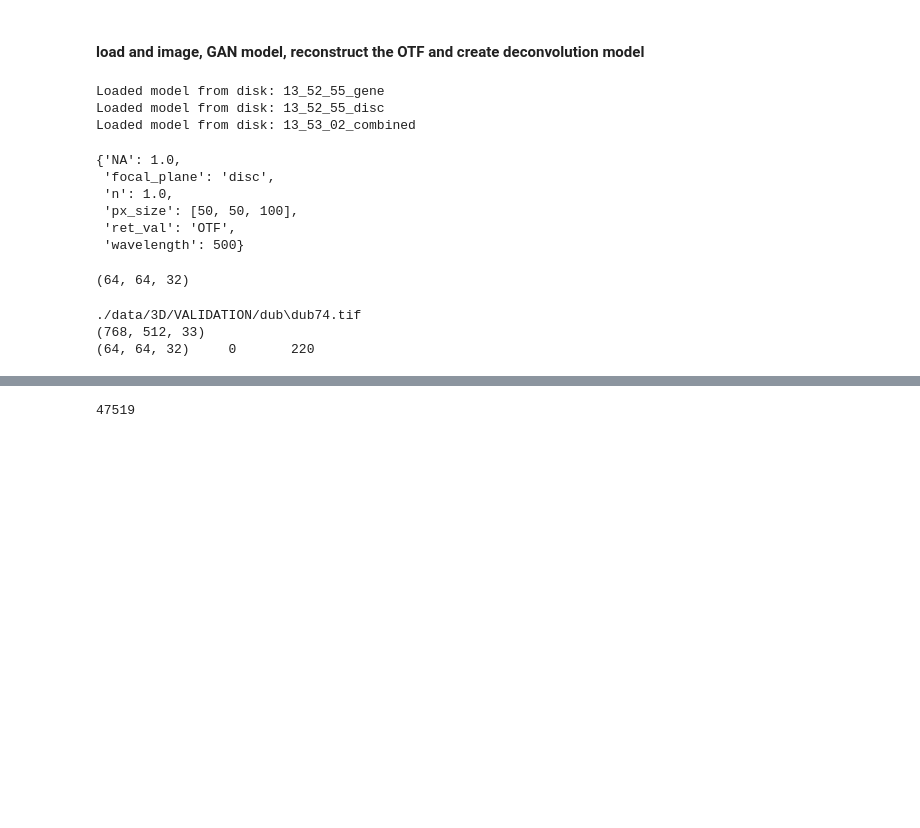
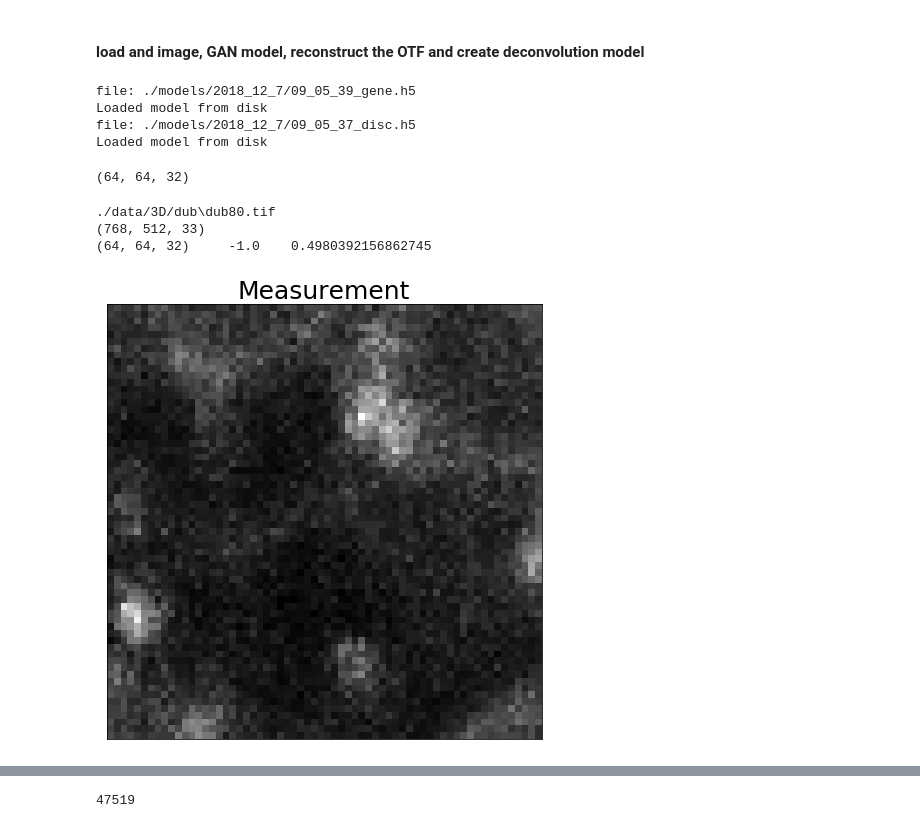
Before and after one commit to jaypem/3D-DeconvolutionGAN, a Jupyter notebook: deconvolution.ipynb, the cells around one changed output, grey strips where cells are left out. Cells and saved outputs as stored; diff of their text form; code cells hidden in the pictures; blank space fills up the shorter version.

```diff
--- a/deconvolution.ipynb
+++ b/deconvolution.ipynb
@@ -32,48 +32,46 @@ warnings.filterwarnings("ignore")
 # %% [markdown]
 #### load and image, GAN model, reconstruct the OTF and create deconvolution model
 # %%
-day = '2018_10_30'
-filename_D = '13_52_55_disc'
-filename_G = '13_52_55_gene'
-filename_C = '13_53_02_combined'
+day = '2018_12_7'
+filename_D = '09_05_37_disc'
+filename_G = '09_05_39_gene'
+# filename_C = '13_53_02_combined'
 
 generator = hp.model_loader(day, filename_G)
 discriminator = hp.model_loader(day, filename_D)
-combined = hp.model_loader(day, filename_C)
+# combined = hp.model_loader(day, filename_C)
 # %% [output]
-Loaded model from disk: 13_52_55_gene
-Loaded model from disk: 13_52_55_disc
-Loaded model from disk: 13_53_02_combined
+file: ./models/2018_12_7/09_05_39_gene.h5
+Loaded model from disk
+file: ./models/2018_12_7/09_05_37_disc.h5
+Loaded model from disk
 # %%
-with open('./models/{0}/hyperparameter_13_52_55.json'.format(day)) as json_data:
-    json_file = json.load(json_data)
-    otf_info = json_file['OTF']
-    hparam = json_file['hyper_parameter']
-    pprint.pprint(otf_info)
+# with open('./models/{0}/hyperparameter_13_52_55.json'.format(day)) as json_data:
+#     json_file = json.load(json_data)
+#     otf_info = json_file['OTF']
+#     hparam = json_file['hyper_parameter']
+#     pprint.pprint(otf_info)
 #     pprint.pprint(hyperparameter)
 
-vol_original = (hparam['RESIZE']['width'],
-                hparam['RESIZE']['height'],
-                hparam['RESIZE']['depth'])
+# vol_original = (hparam['RESIZE']['width'],
+#                 hparam['RESIZE']['height'],
+#                 hparam['RESIZE']['depth'])
+
+vol_original = (64,64,32)
 
 # CAUTION: OTF is already shifted
-otf = PSF3D(im=vol_original,
-            NA=otf_info['NA'],
-            wavelength=otf_info['wavelength'],
-            ret_val=otf_info['ret_val'])
+otf = PSF3D(im=(64,64,32))
+# otf = PSF3D(im=vol_original,
+#             NA=otf_info['NA'],
+#             wavelength=otf_info['wavelength'],
+#             ret_val=otf_info['ret_val'])
 
 otf = otf/np.max(np.abs(otf))
 otf = np.fft.fftshift(otf)
 
 otf.shape
 # %% [output]
-{'NA': 1.0,
- 'focal_plane': 'disc',
- 'n': 1.0,
- 'px_size': [50, 50, 100],
- 'ret_val': 'OTF',
- 'wavelength': 500}
+(64, 64, 32)
-(64, 64, 32)
 # %%
 # adam = optimizers.Adam(hparam['ADAM_OPTIMIZER_LEARNRATE'], 0.5)
 
@@ -83,16 +81,26 @@ otf.shape
 # %%
 # load an image
 
-v_path = np.random.choice(glob('./data/3D/VALIDATION/dub/*'), size=1)[0]
+# v_path = np.random.choice(glob('./data/3D/dub/*'), size=1)[0]
+v_path = './data/3D/dub\dub80.tif'
 print(v_path)
-vol = np.swapaxes(io.imread(v_path), 0, 2)
+vol = np.swapaxes(io.imread(v_path), 0, 2)/127.5 - 1.
 print(vol.shape)
 vol = hp.cut_volume(vol, vol_original)
 print(vol.shape,'\t', np.min(vol),'\t', np.max(vol))
 # %% [output]
-./data/3D/VALIDATION/dub\dub74.tif
+./data/3D/dub\dub80.tif
 (768, 512, 33)
-(64, 64, 32)     0       220
+(64, 64, 32)     -1.0    0.4980392156862745
+# %%
+f = plt.figure(figsize=(12,8))
+plt.imshow(np.max(vol, axis=2), cmap='gray', interpolation='none');
+plt.xticks([])
+plt.yticks([])
+plt.title('Measurement', fontsize=25)
+plt.show()
+# %% [output]
+[figure, added]
 # %%
 %%time
 
```
Also changed, not shown: parts of 8 cells of this notebook, 5 other files.
